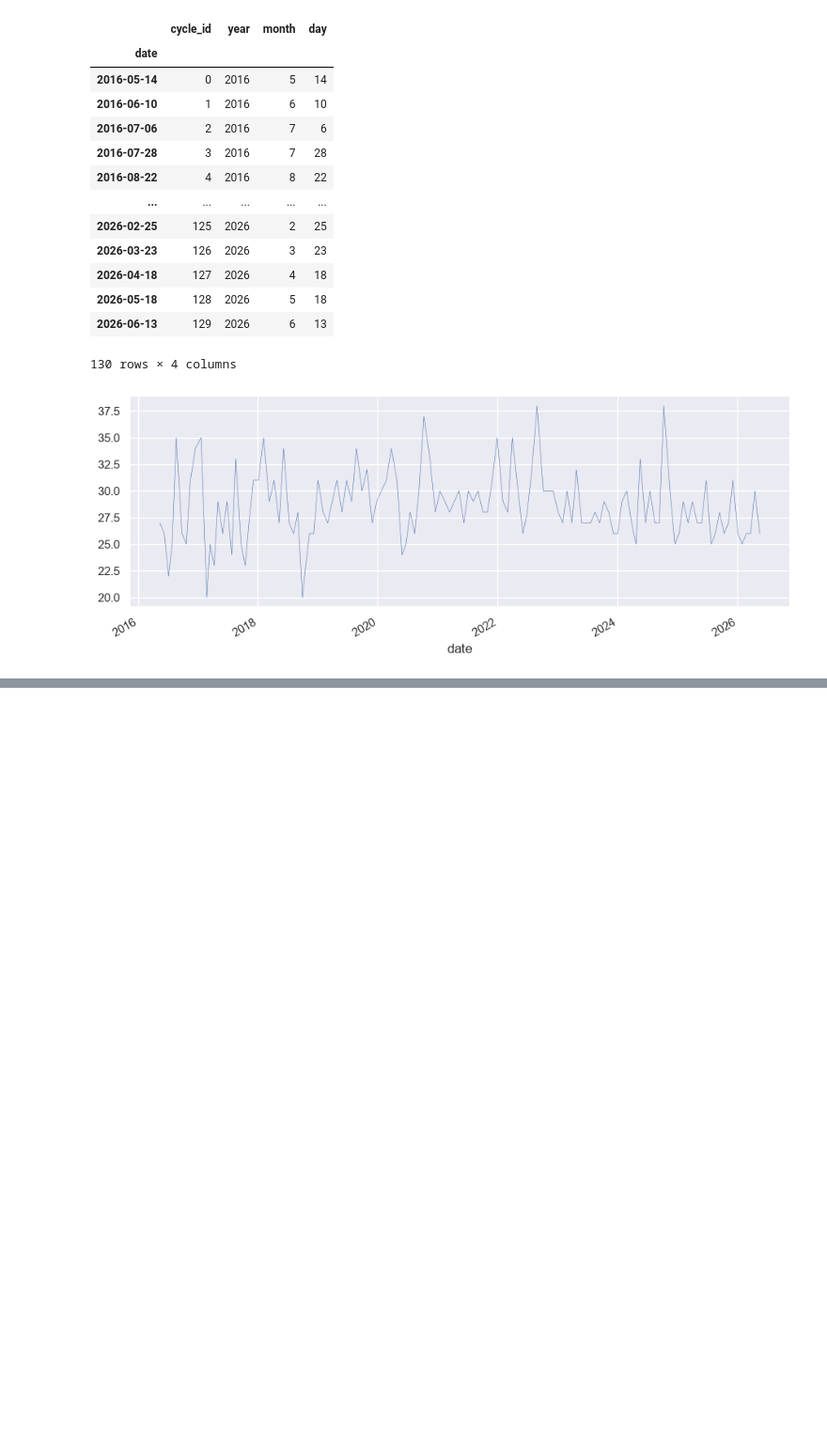
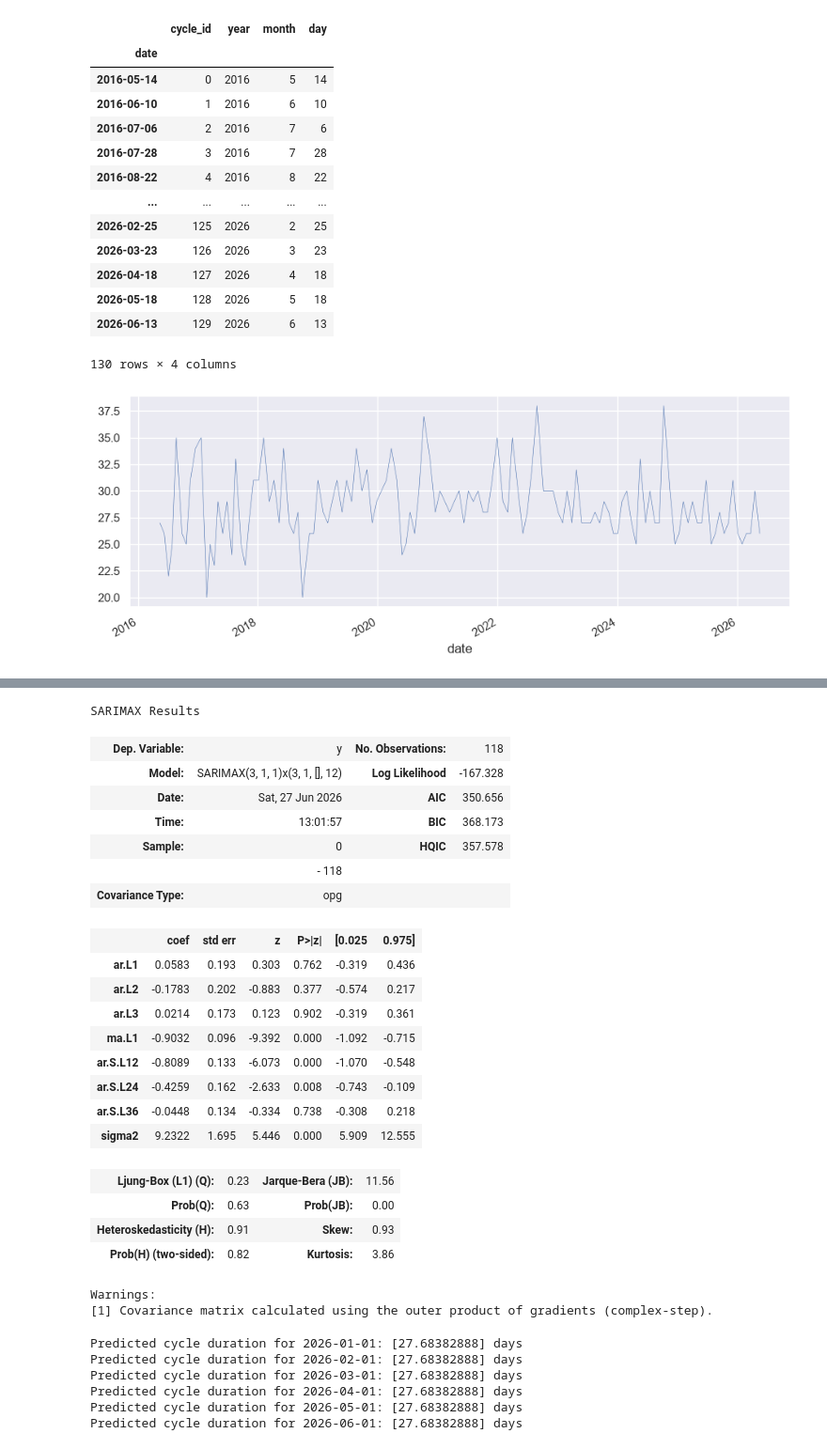
Before and after one commit to ChiaraSolito/PeriodAlmanac, a Jupyter notebook: notebooks/data_analysis.ipynb, the cells around one changed output, grey strips where cells are left out. Shown at 94% size. Cells and saved outputs as stored; diff of their text form; code cells hidden in the pictures; blank space fills up the shorter version.

```diff
--- a/notebooks/data_analysis.ipynb
+++ b/notebooks/data_analysis.ipynb
@@ -119,0 +214,40 @@ cycles_df
+# %%
+results.summary()
+# %% [output]
+SARIMAX Results
+| Dep. Variable: | y | No. Observations: | 118 |
+| Model: | SARIMAX(3, 1, 1)x(3, 1, [], 12) | Log Likelihood | -167.328 |
+| Date: | Sat, 27 Jun 2026 | AIC | 350.656 |
+| Time: | 13:01:57 | BIC | 368.173 |
+| Sample: | 0 | HQIC | 357.578 |
+|  | - 118 |  |  |
+| Covariance Type: | opg |  |  |
+|  | coef | std err | z | P>|z| | [0.025 | 0.975] |
+| ar.L1 | 0.0583 | 0.193 | 0.303 | 0.762 | -0.319 | 0.436 |
+| ar.L2 | -0.1783 | 0.202 | -0.883 | 0.377 | -0.574 | 0.217 |
+| ar.L3 | 0.0214 | 0.173 | 0.123 | 0.902 | -0.319 | 0.361 |
+| ma.L1 | -0.9032 | 0.096 | -9.392 | 0.000 | -1.092 | -0.715 |
+| ar.S.L12 | -0.8089 | 0.133 | -6.073 | 0.000 | -1.070 | -0.548 |
+| ar.S.L24 | -0.4259 | 0.162 | -2.633 | 0.008 | -0.743 | -0.109 |
+| ar.S.L36 | -0.0448 | 0.134 | -0.334 | 0.738 | -0.308 | 0.218 |
+| sigma2 | 9.2322 | 1.695 | 5.446 | 0.000 | 5.909 | 12.555 |
+| Ljung-Box (L1) (Q): | 0.23 | Jarque-Bera (JB): | 11.56 |
+| Prob(Q): | 0.63 | Prob(JB): | 0.00 |
+| Heteroskedasticity (H): | 0.91 | Skew: | 0.93 |
+| Prob(H) (two-sided): | 0.82 | Kurtosis: | 3.86 |
+Warnings:
+[1] Covariance matrix calculated using the outer product of gradients (complex-step).
+# %%
+predictions = []
+for date in ['2026-01-01', '2026-02-01', '2026-03-01', '2026-04-01', '2026-05-01', '2026-06-01']:
+    pred2 = results.get_forecast(date=date)
+    pred2_ci = pred2.conf_int()
+    predictions.append(np.float64(pred2.predicted_mean))
+    print(f"Predicted cycle duration for {date}: {pred2.predicted_mean} days")
+# %% [output]
+Predicted cycle duration for 2026-01-01: [27.68382888] days
+Predicted cycle duration for 2026-02-01: [27.68382888] days
+Predicted cycle duration for 2026-03-01: [27.68382888] days
+Predicted cycle duration for 2026-04-01: [27.68382888] days
+Predicted cycle duration for 2026-05-01: [27.68382888] days
+Predicted cycle duration for 2026-06-01: [27.68382888] days
```
Also changed, not shown: parts of 13 cells of this notebook.
